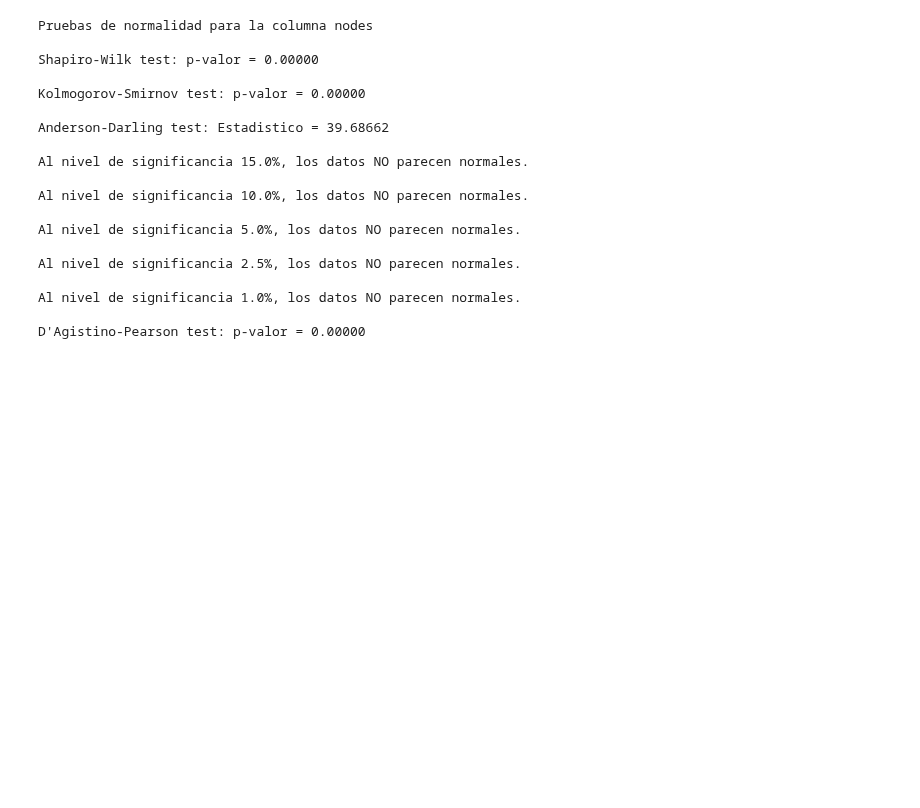
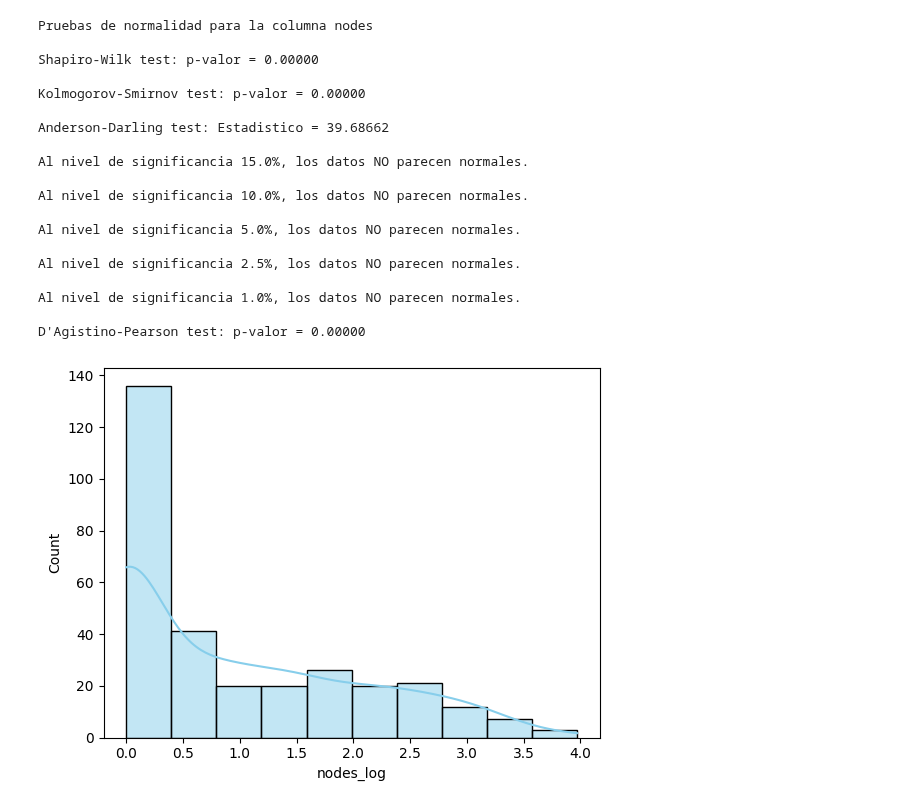
Before and after one commit to LailaBulh/Programacion---Claas-Files, a Jupyter notebook: practica19_263166.ipynb, the cells around one changed output. Cells and saved outputs as stored; diff of their text form; code cells hidden in the pictures; blank space fills up the shorter version.

```diff
--- a/practica19_263166.ipynb
+++ b/practica19_263166.ipynb
@@ -252,3 +252,10 @@ Al nivel de significancia 2.5%, los datos NO parecen normales.
 Al nivel de significancia 1.0%, los datos NO parecen normales.
 
 D'Agistino-Pearson test: p-valor = 0.00000
+# %%
+df['nodes_log'] = np.log1p(df['nodes'])
+
+sns.histplot(df['nodes_log'], kde=True, bins=10, color='skyblue')
+plt.show()
+# %% [output]
+[figure, added]
```
Also changed, not shown: parts of 1 cell of this notebook.
